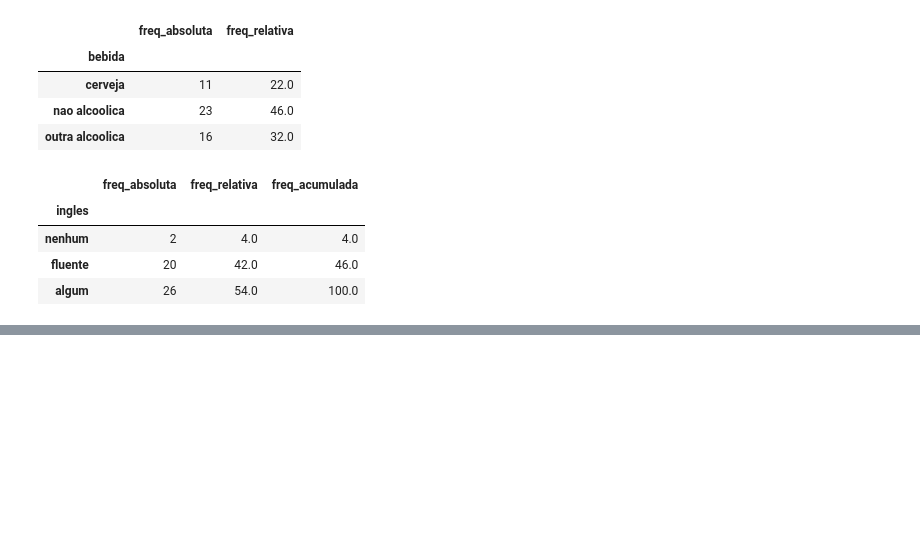
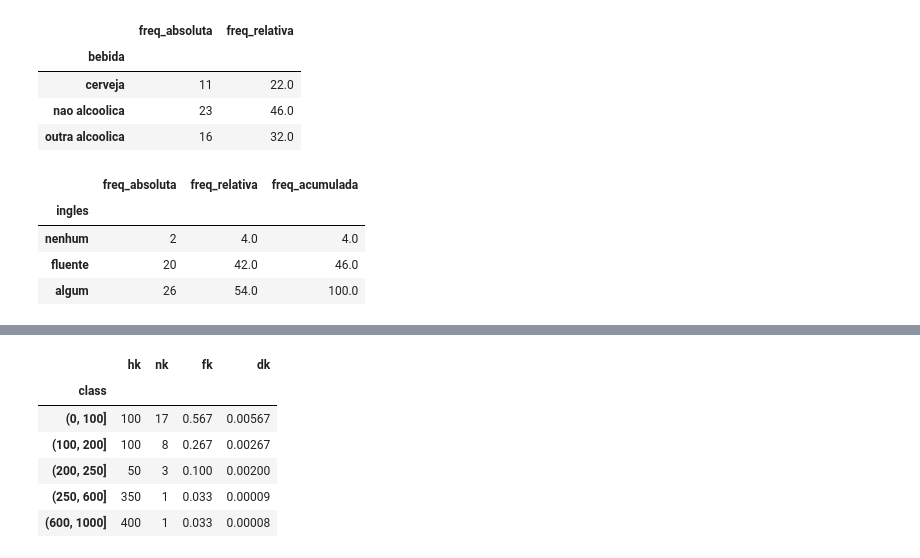
Before and after one commit to ficorrea/data_science, a Jupyter notebook: livro_estatistica_e_ciencia_de_dados/Estatística e Ciência de Dados - Livro.ipynb, the cells around one changed output, grey strips where cells are left out. Cells and saved outputs as stored; diff of their text form; code cells hidden in the pictures; blank space fills up the shorter version.

```diff
--- a/livro_estatistica_e_ciencia_de_dados/Estatística e Ciência de Dados - Livro.ipynb
+++ b/livro_estatistica_e_ciencia_de_dados/Estatística e Ciência de Dados - Livro.ipynb
@@ -102,0 +140,37 @@ sh: 1: /home/felipe: Permission denied
+# %%
+df_municipios = pd.read_csv(f'{DATASET_PATH}/municipios.csv')
+edges = [0, 100, 200, 250, 600, 1000]
+diff = np.diff(edges)
+df_municipios['class'] = pd.cut(df_municipios['populacao'], bins=edges)
+
+# hk -> amplitude da classe
+# nk -> frequência absoluta
+# fk -> frequência relativa
+# dk = fk/hk -> densidade de frequência
+# Quanto maior for a densidade de frequência de uma classe,
+# maior será a concentração de valores nessa classe.
+
+final_order = ['hk', 'nk', 'fk', 'dk']
+
+df_freq_mun = (
+    df_municipios.groupby('class')
+    .agg({'populacao': 'count'})
+    .rename(columns={'populacao': 'nk'}))
+
+df_freq_mun['hk'] = diff
+
+df_freq_mun['fk'] = (
+    df_freq_mun.apply(lambda x: round(x['nk'] / df_municipios.shape[0], 3), axis=1))
+
+df_freq_mun['dk'] = (
+    df_freq_mun.apply(lambda x: round(x['fk'] / x['hk'], 5), axis=1))
+
+df_freq_mun[final_order]
+# %% [output]
+|  | hk | nk | fk | dk |
+| class |  |  |  |  |
+| (0, 100] | 100 | 17 | 0.567 | 0.00567 |
+| (100, 200] | 100 | 8 | 0.267 | 0.00267 |
+| (200, 250] | 50 | 3 | 0.100 | 0.00200 |
+| (250, 600] | 350 | 1 | 0.033 | 0.00009 |
+| (600, 1000] | 400 | 1 | 0.033 | 0.00008 |
```
Also changed, not shown: parts of 6 cells of this notebook.
